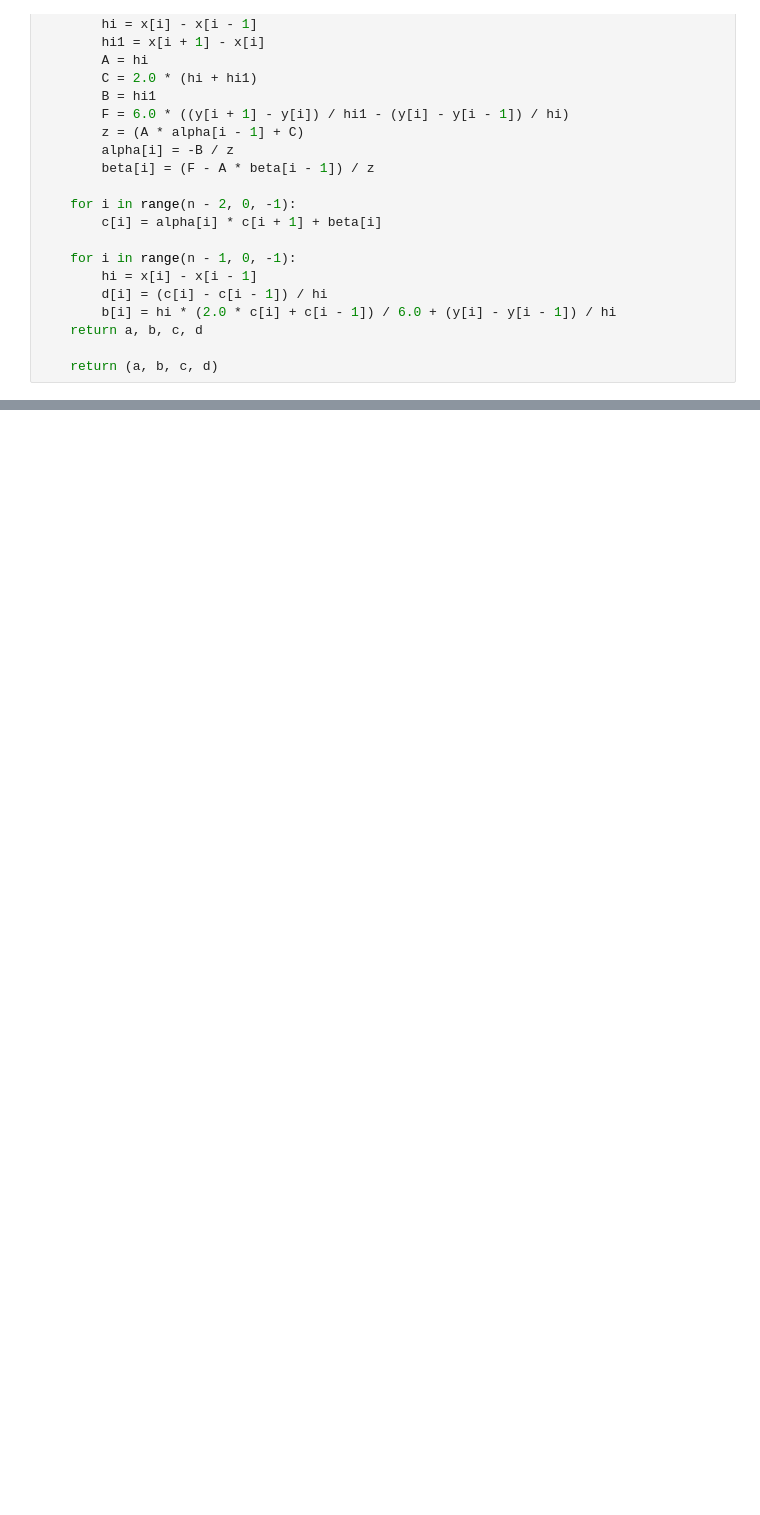
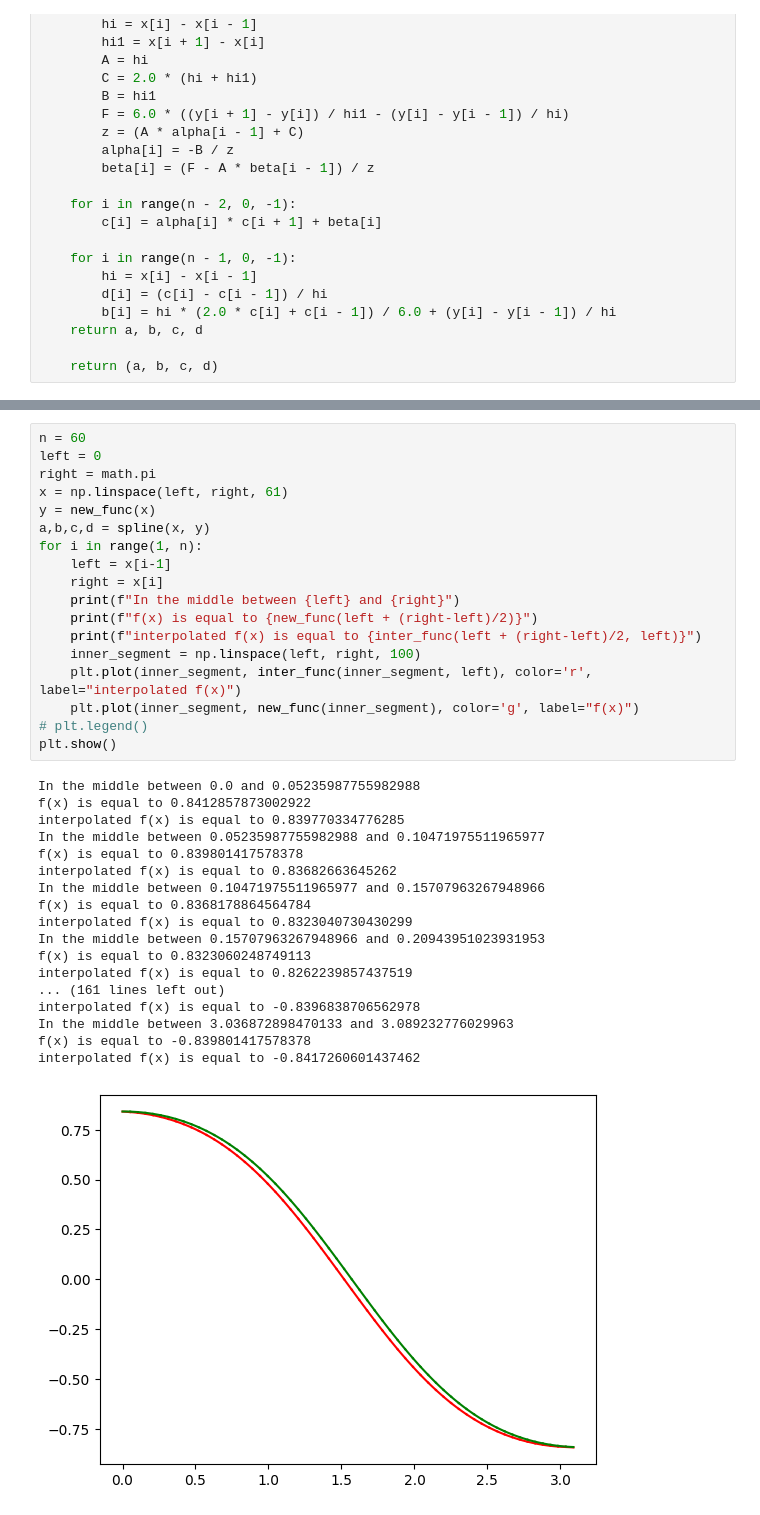
Before and after one commit to confect1on/IterationMethods, a Jupyter notebook: interpolation.ipynb, the cells around one changed output, grey strips where cells are left out. Cells and saved outputs as stored; diff of their text form; blank space fills up the shorter version.

```diff
--- a/interpolation.ipynb
+++ b/interpolation.ipynb
@@ -125,0 +107,37 @@ print(c)
+# %%
+n = 60
+left = 0
+right = math.pi
+x = np.linspace(left, right, 61)
+y = new_func(x)
+a,b,c,d = spline(x, y)
+for i in range(1, n):
+    left = x[i-1]
+    right = x[i]
+    print(f"In the middle between {left} and {right}")
+    print(f"f(x) is equal to {new_func(left + (right-left)/2)}")
+    print(f"interpolated f(x) is equal to {inter_func(left + (right-left)/2, left)}")
+    inner_segment = np.linspace(left, right, 100)
+    plt.plot(inner_segment, inter_func(inner_segment, left), color='r', label="interpolated f(x)")
+    plt.plot(inner_segment, new_func(inner_segment), color='g', label="f(x)")
+# plt.legend()
+plt.show()
+# %% [output]
+In the middle between 0.0 and 0.05235987755982988
+f(x) is equal to 0.8412857873002922
+interpolated f(x) is equal to 0.839770334776285
+In the middle between 0.05235987755982988 and 0.10471975511965977
+f(x) is equal to 0.839801417578378
+interpolated f(x) is equal to 0.83682663645262
+In the middle between 0.10471975511965977 and 0.15707963267948966
+f(x) is equal to 0.8368178864564784
+interpolated f(x) is equal to 0.8323040730430299
+In the middle between 0.15707963267948966 and 0.20943951023931953
+f(x) is equal to 0.8323060248749113
+interpolated f(x) is equal to 0.8262239857437519
+... (161 lines left out)
+interpolated f(x) is equal to -0.8396838706562978
+In the middle between 3.036872898470133 and 3.089232776029963
+f(x) is equal to -0.839801417578378
+interpolated f(x) is equal to -0.8417260601437462
+[figure, added]
```
Also changed, not shown: parts of 6 cells of this notebook.
